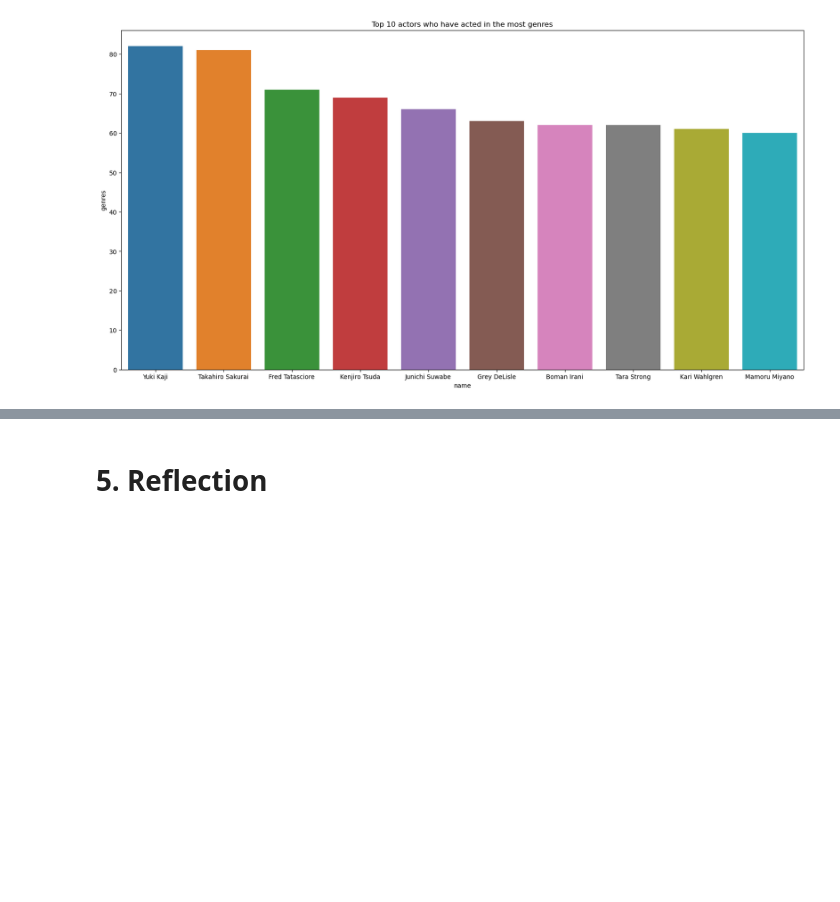
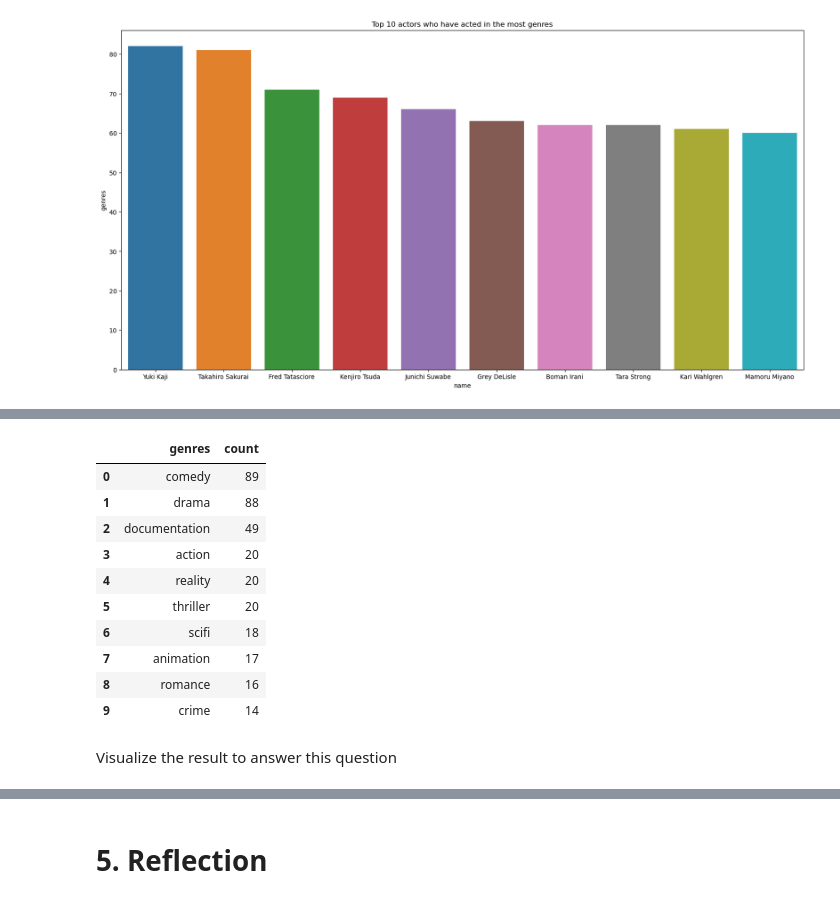
Before and after one commit to lephu13502/Movies-and-TV-Shows-Analysis, a Jupyter notebook: NetflixMoviesAndTVShows.ipynb, the cells around one changed output, grey strips where cells are left out. Drawn from its saved outputs; the diff is of its cells as text; code cells hidden in the pictures; blank space fills up the shorter version.

Commit message:
Make, Answer and Visualize for Q3, Q4

```diff
--- a/NetflixMoviesAndTVShows.ipynb
+++ b/NetflixMoviesAndTVShows.ipynb
@@ -379,0 +476,19 @@ Text(0.5, 1.0, 'Top 10 actors who have acted in the most genres')
+# %%
+genres_release_year_2022_df = genres_release_year_df[genres_release_year_df['release_year'] == 2022]
+genres_count_2022 = genres_release_year_2022_df['genres'].value_counts().reset_index()
+genres_count_2022.columns = ['genres', 'count']
+genres_count_2022.head(10)
+# %% [output]
+|  | genres | count |
+| 0 | comedy | 89 |
+| 1 | drama | 88 |
+| 2 | documentation | 49 |
+| 3 | action | 20 |
+| 4 | reality | 20 |
+| 5 | thriller | 20 |
+| 6 | scifi | 18 |
+| 7 | animation | 17 |
+| 8 | romance | 16 |
+| 9 | crime | 14 |
+# %% [markdown]
+Visualize the result to answer this question
```
Also changed, not shown: parts of 28 cells of this notebook.
